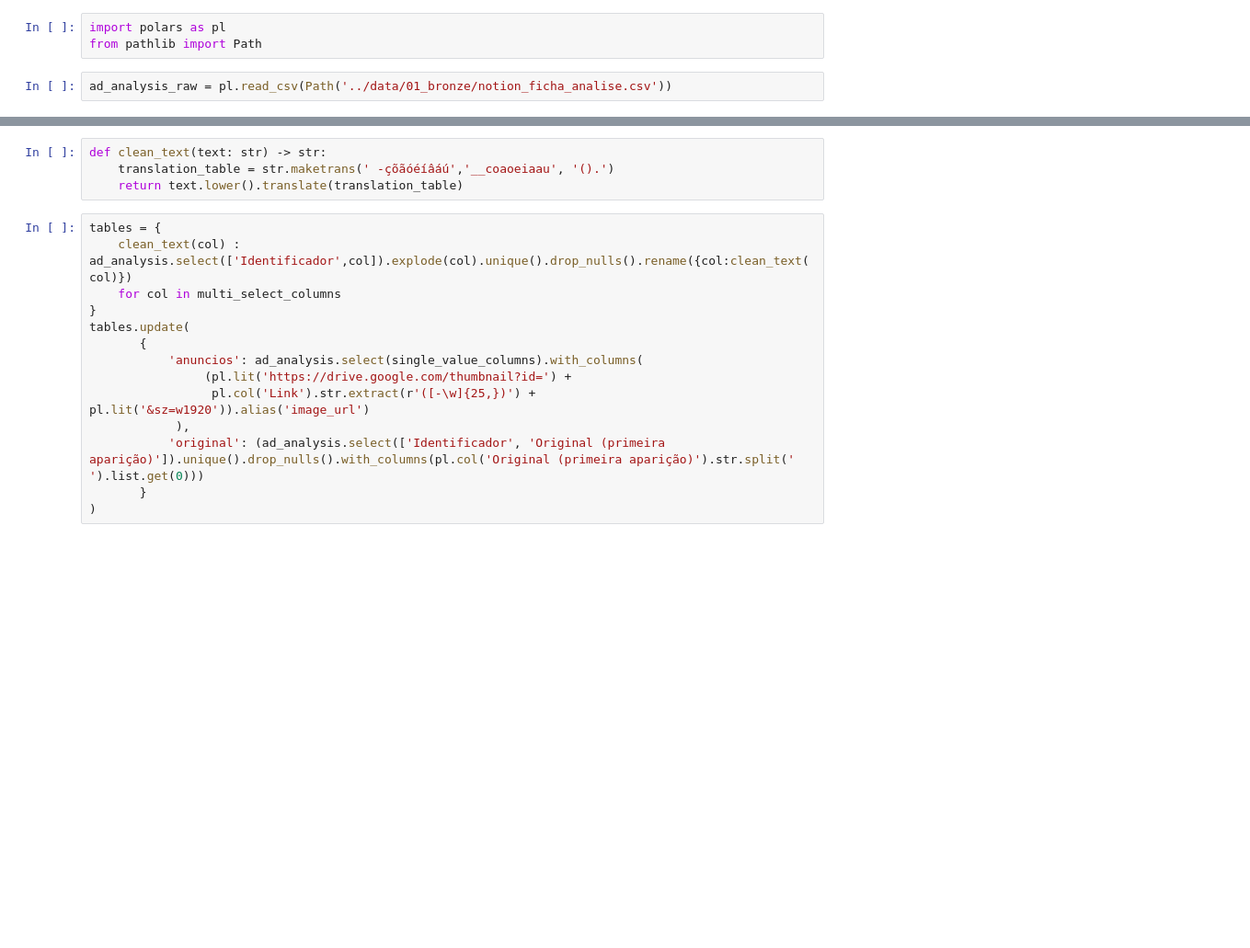
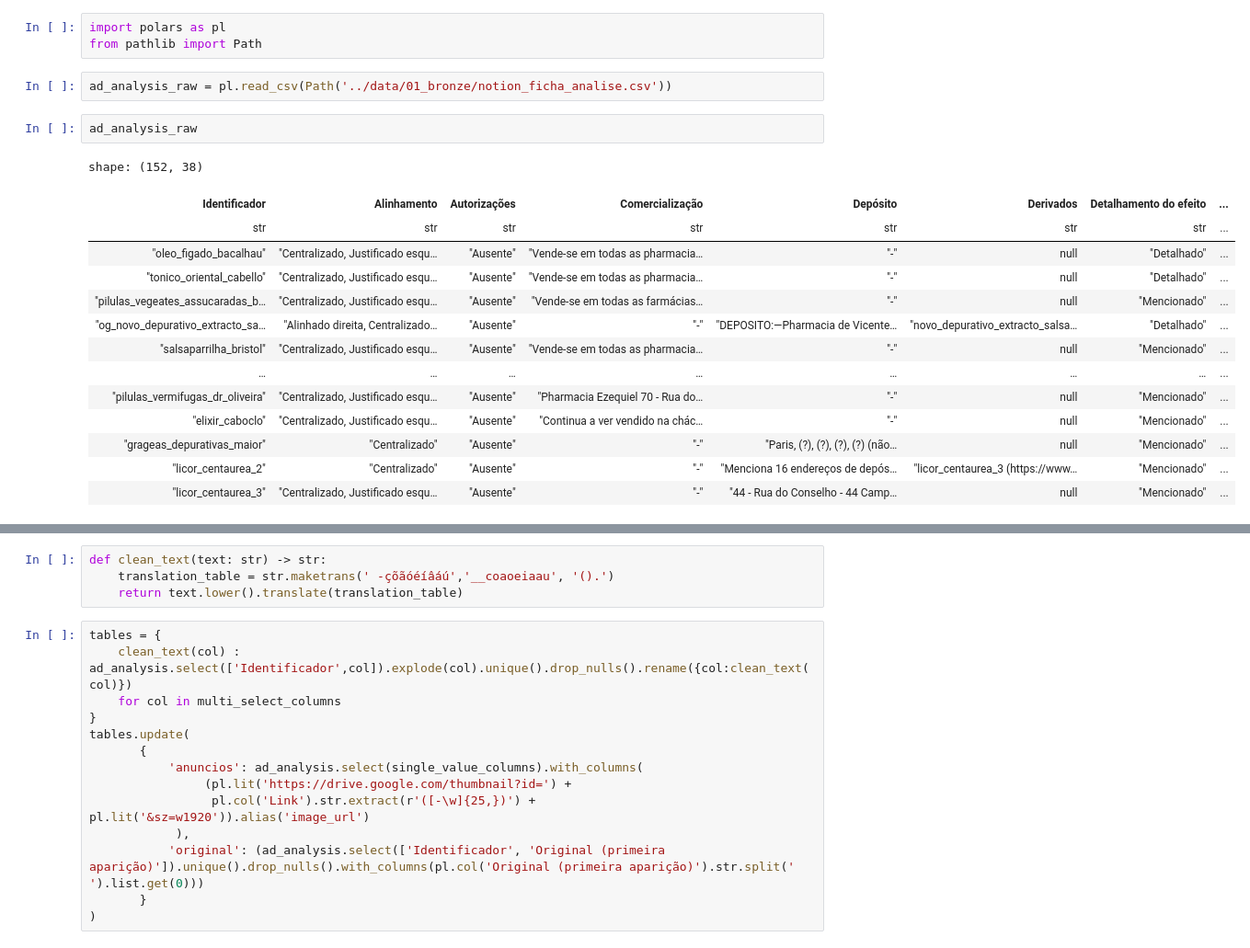
Before and after one commit to danibritods/pharma1880, a Jupyter notebook: notebooks/01_cleaning.ipynb, the cells around one changed output, grey strips where cells are left out. Shown: that part at 92% size. Cells and saved outputs as stored; diff of their text form; blank space fills up the shorter version.

```diff
--- a/notebooks/01_cleaning.ipynb
+++ b/notebooks/01_cleaning.ipynb
@@ -3,6 +3,23 @@ import polars as pl
 from pathlib import Path
 # %%
 ad_analysis_raw = pl.read_csv(Path('../data/01_bronze/notion_ficha_analise.csv'))
+# %%
+ad_analysis_raw
+# %% [output]
+shape: (152, 38)
+| Identificador | Alinhamento | Autorizações | Comercialização | Depósito | Derivados | Detalhamento do efeito | ... |
+| str | str | str | str | str | str | str | ... |
+| "oleo_figado_bacalhau" | "Centralizado, Justificado esqu… | "Ausente" | "Vende-se em todas as pharmacia… | "-" | null | "Detalhado" | ... |
+| "tonico_oriental_cabello" | "Centralizado, Justificado esqu… | "Ausente" | "Vende-se em todas as pharmacia… | "-" | null | "Detalhado" | ... |
+| "pilulas_vegeates_assucaradas_b… | "Centralizado, Justificado esqu… | "Ausente" | "Vende-se em todas as farmácias… | "-" | null | "Mencionado" | ... |
+| "og_novo_depurativo_extracto_sa… | "Alinhado direita, Centralizado… | "Ausente" | "-" | "DEPOSITO:—Pharmacia de Vicente… | "novo_depurativo_extracto_salsa… | "Detalhado" | ... |
+| "salsaparrilha_bristol" | "Centralizado, Justificado esqu… | "Ausente" | "Vende-se em todas as pharmacia… | "-" | null | "Mencionado" | ... |
+| … | … | … | … | … | … | … | ... |
+| "pilulas_vermifugas_dr_oliveira" | "Centralizado, Justificado esqu… | "Ausente" | "Pharmacia Ezequiel 70 - Rua do… | "-" | null | "Mencionado" | ... |
+| "elixir_caboclo" | "Centralizado, Justificado esqu… | "Ausente" | "Continua a ver vendido na chác… | "-" | null | "Mencionado" | ... |
+| "grageas_depurativas_maior" | "Centralizado" | "Ausente" | "-" | "Paris, (?), (?), (?), (?) (não… | null | "Mencionado" | ... |
+| "licor_centaurea_2" | "Centralizado" | "Ausente" | "-" | "Menciona 16 endereços de depós… | "licor_centaurea_3 (https://www… | "Mencionado" | ... |
+| "licor_centaurea_3" | "Centralizado, Justificado esqu… | "Ausente" | "-" | "44 - Rua do Conselho - 44 Camp… | null | "Mencionado" | ... |
 # %%
 schema_analysis_sheet = [
   # a. Identificação do objeto
```
Also changed, not shown: parts of 6 cells of this notebook, 4 other files.
